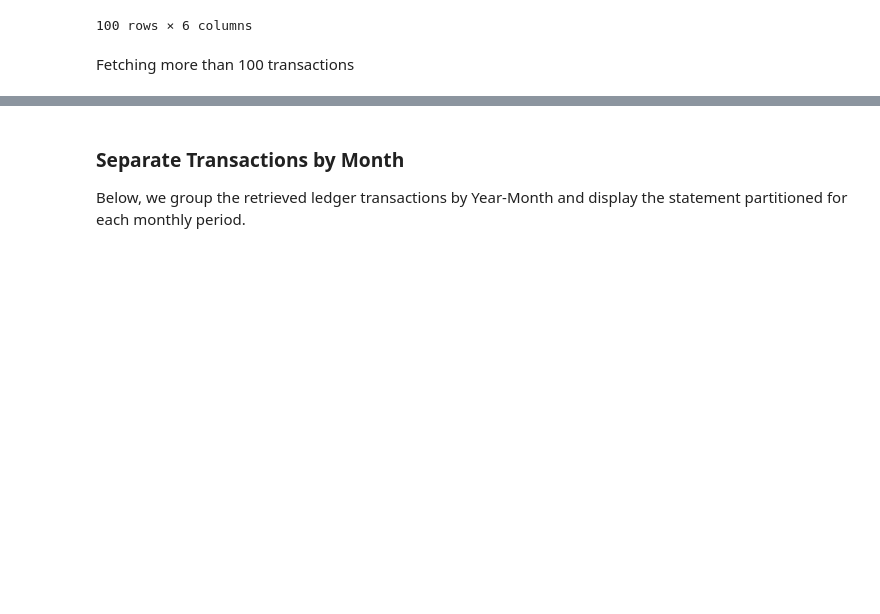
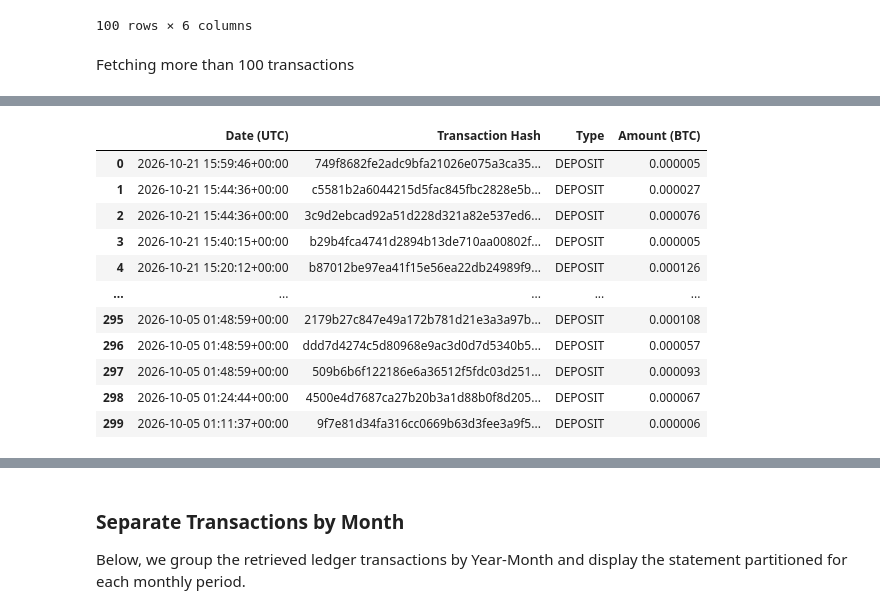
Before and after one commit to ggalarza1/BTC_accounting, a Jupyter notebook: Bitcoin_ledger_bank_statement_generator.ipynb, the cells around one changed output, grey strips where cells are left out. Drawn from its saved outputs; the diff is of its cells as text; code cells hidden in the pictures; blank space fills up the shorter version.

```diff
--- a/Bitcoin_ledger_bank_statement_generator.ipynb
+++ b/Bitcoin_ledger_bank_statement_generator.ipynb
@@ -192,0 +195,83 @@ Total unique transactions fetched: 150
+# %%
+import requests
+import pandas as pd
+from datetime import datetime, timezone
+
+def get_october_transactions_blockstream(btc_address):
+    print(f"Fetching transaction history from Blockstream Esplora API for: {btc_address}")
+    all_txs = []
+    last_tx_id = None
+
+    # Loop to paginate through Esplora's API
+    while True:
+        url = f"https://blockstream.info/api/address/{btc_address}/txs"
+        if last_tx_id:
+            url += f"/chain/{last_tx_id}"
+
+        response = requests.get(url)
+        if response.status_code != 200:
+            print(f"Fetch stopped. HTTP Status: {response.status_code}")
+            break
+
+        txs = response.json()
+        if not txs:
+            break
+
+        all_txs.extend(txs)
+        last_tx_id = txs[-1]['txid']
+
+        # Optional ceiling to prevent runaway requests on huge addresses
+        if len(all_txs) >= 300:
+            break
+
+    print(f"Total transactions retrieved from Blockstream: {len(all_txs)}")
+
+    records = []
+    for tx in all_txs:
+        status = tx.get('status', {})
+        timestamp = status.get('block_time')
+        if not timestamp:
+            continue
+
+        date_dt = datetime.fromtimestamp(timestamp, timezone.utc)
+
+        # Filter explicitly for October 2026
+        if date_dt.year == 2026 and date_dt.month == 10:
+            tx_hash = tx.get('txid')
+
+            inputs_sum = 0
+            outputs_sum = 0
+
+            # Track outgoing inputs from our address
+            for vin in tx.get('vin', []):
+                prev_out = vin.get('prevout', {})
+                if prev_out and prev_out.get('scriptpubkey_address') == btc_address:
+                    inputs_sum += prev_out.get('value', 0)
+
+            # Track incoming outputs to our address
+            for vout in tx.get('vout', []):
+                if vout.get('scriptpubkey_address') == btc_address:
+                    outputs_sum += vout.get('value', 0)
+
+            net_flow = (outputs_sum - inputs_sum) / 1e8
+            tx_type = "DEPOSIT" if net_flow > 0 else "WITHDRAWAL"
+
+            records.append({
+                "Date (UTC)": date_dt,
+                "Transaction Hash": tx_hash,
+                "Type": tx_type,
+                "Amount (BTC)": abs(net_flow)
+            })
+
+    df_oct = pd.DataFrame(records)
+    if not df_oct.empty:
+        df_oct = df_oct.sort_values(by='Date (UTC)', ascending=False).reset_index(drop=True)
+    return df_oct
+
+try:
+    df_october = get_october_transactions_blockstream(example_address)
+    print(f"Successfully isolated {len(df_october)} transactions from October 2026!")
+    display(df_october)
+except Exception as e:
+    print(f"An error occurred: {e}")
+# %% [output]
@@ -192,0 +281,12 @@ Total unique transactions fetched: 150
+|  | Date (UTC) | Transaction Hash | Type | Amount (BTC) |
+| 0 | 2026-10-21 15:59:46+00:00 | 749f8682fe2adc9bfa21026e075a3ca35... | DEPOSIT | 0.000005 |
+| 1 | 2026-10-21 15:44:36+00:00 | c5581b2a6044215d5fac845fbc2828e5b... | DEPOSIT | 0.000027 |
+| 2 | 2026-10-21 15:44:36+00:00 | 3c9d2ebcad92a51d228d321a82e537ed6... | DEPOSIT | 0.000076 |
+| 3 | 2026-10-21 15:40:15+00:00 | b29b4fca4741d2894b13de710aa00802f... | DEPOSIT | 0.000005 |
+| 4 | 2026-10-21 15:20:12+00:00 | b87012be97ea41f15e56ea22db24989f9... | DEPOSIT | 0.000126 |
+| ... | ... | ... | ... | ... |
+| 295 | 2026-10-05 01:48:59+00:00 | 2179b27c847e49a172b781d21e3a3a97b... | DEPOSIT | 0.000108 |
+| 296 | 2026-10-05 01:48:59+00:00 | ddd7d4274c5d80968e9ac3d0d7d5340b5... | DEPOSIT | 0.000057 |
+| 297 | 2026-10-05 01:48:59+00:00 | 509b6b6f122186e6a36512f5fdc03d251... | DEPOSIT | 0.000093 |
+| 298 | 2026-10-05 01:24:44+00:00 | 4500e4d7687ca27b20b3a1d88b0f8d205... | DEPOSIT | 0.000067 |
+| 299 | 2026-10-05 01:11:37+00:00 | 9f7e81d34fa316cc0669b63d3fee3a9f5... | DEPOSIT | 0.000006 |
```
Also changed, not shown: parts of 6 cells of this notebook.
